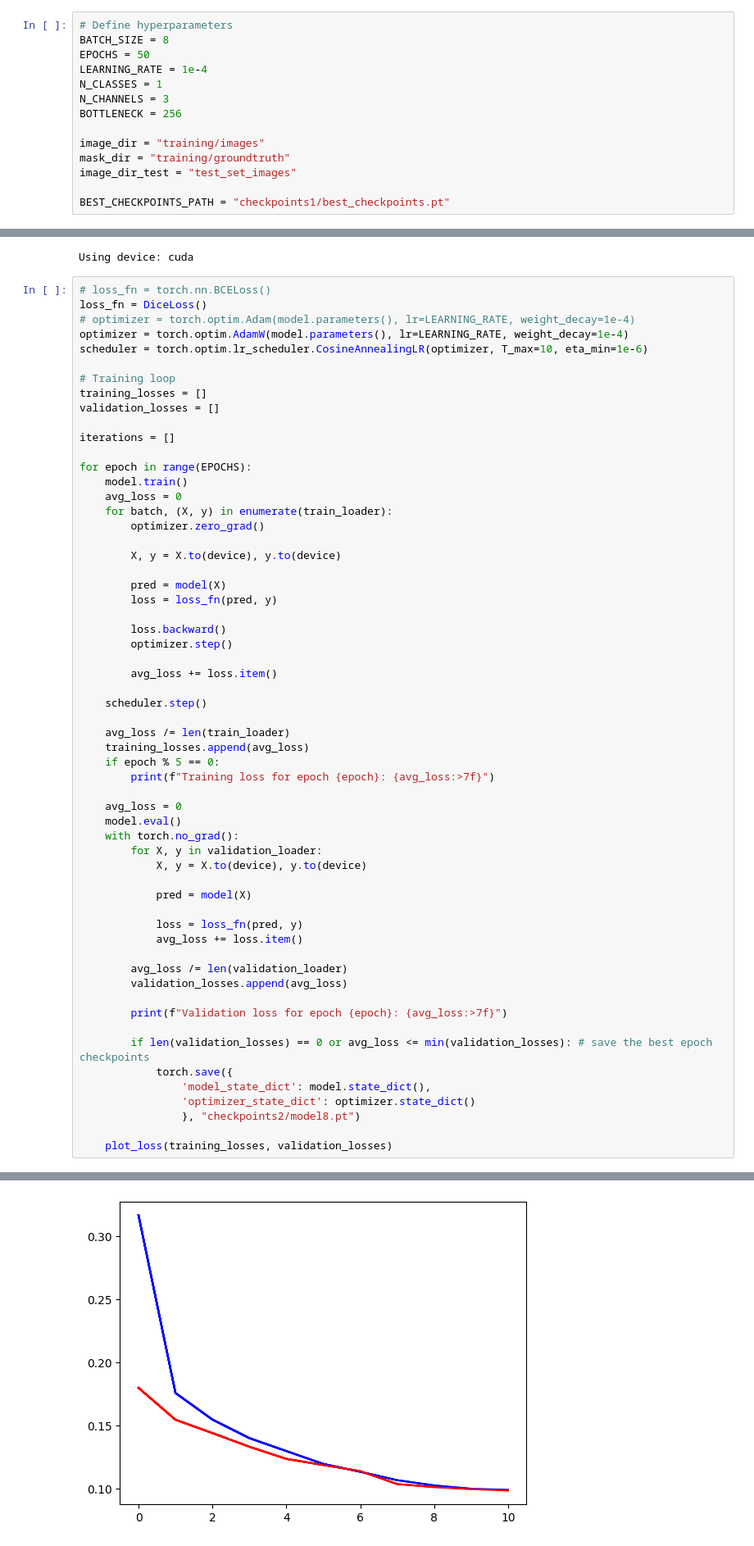
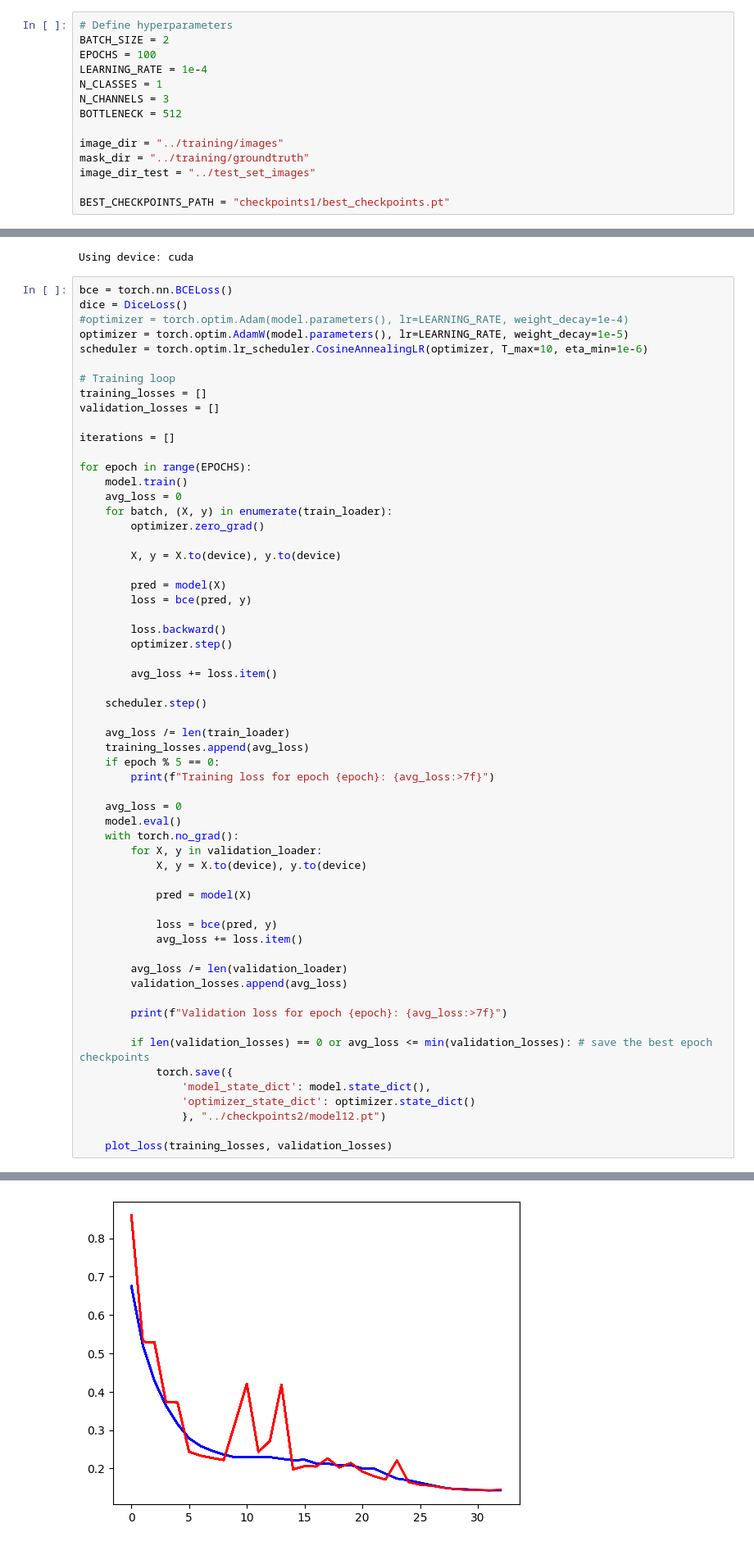
Before and after one commit to titi1000/road-segmentation, a Jupyter notebook: utils/training.ipynb, the cells around one changed output, grey strips where cells are left out. Shown at 82% size. Saved outputs shown, nothing was run; the diff lists cells and outputs as text.

```diff
--- a/utils/training.ipynb
+++ b/utils/training.ipynb
@@ -20,16 +20,16 @@ import matplotlib.image as mpimg
 import torchvision.transforms as T
 # %%
 # Define hyperparameters
-BATCH_SIZE = 8
-EPOCHS = 50
+BATCH_SIZE = 2
+EPOCHS = 100
 LEARNING_RATE = 1e-4
 N_CLASSES = 1
 N_CHANNELS = 3
-BOTTLENECK = 256
+BOTTLENECK = 512
 
-image_dir = "training/images"
-mask_dir = "training/groundtruth"
-image_dir_test = "test_set_images"
+image_dir = "../training/images"
+mask_dir = "../training/groundtruth"
+image_dir_test = "../test_set_images"
 
 BEST_CHECKPOINTS_PATH = "checkpoints1/best_checkpoints.pt"
 # %%
@@ -108,10 +115,10 @@ model = ResNetUnet(N_CHANNELS, N_CLASSES).to(device)
 # %% [output]
 Using device: cuda
 # %%
-# loss_fn = torch.nn.BCELoss()
-loss_fn = DiceLoss()
-# optimizer = torch.optim.Adam(model.parameters(), lr=LEARNING_RATE, weight_decay=1e-4)
-optimizer = torch.optim.AdamW(model.parameters(), lr=LEARNING_RATE, weight_decay=1e-4)
+bce = torch.nn.BCELoss()
+dice = DiceLoss()
+#optimizer = torch.optim.Adam(model.parameters(), lr=LEARNING_RATE, weight_decay=1e-4)
+optimizer = torch.optim.AdamW(model.parameters(), lr=LEARNING_RATE, weight_decay=1e-5)
 scheduler = torch.optim.lr_scheduler.CosineAnnealingLR(optimizer, T_max=10, eta_min=1e-6)
 
 # Training loop
@@ -129,7 +136,7 @@ for epoch in range(EPOCHS):
         X, y = X.to(device), y.to(device)
 
         pred = model(X)
-        loss = loss_fn(pred, y)
+        loss = bce(pred, y)
 
         loss.backward()
         optimizer.step()
@@ -151,7 +158,7 @@ for epoch in range(EPOCHS):
 
             pred = model(X)
 
-            loss = loss_fn(pred, y)
+            loss = bce(pred, y)
             avg_loss += loss.item()
 
         avg_loss /= len(validation_loader)
@@ -163,7 +170,7 @@ for epoch in range(EPOCHS):
             torch.save({
                 'model_state_dict': model.state_dict(),
                 'optimizer_state_dict': optimizer.state_dict()
-                }, "checkpoints2/model8.pt")
+                }, "../checkpoints2/model12.pt")
 
     plot_loss(training_losses, validation_losses)
 # %% [output]
@@ -184,5 +194,5 @@ Validation loss for epoch 10: 0.098214
 KeyboardInterrupt:
-[figure, old version]
+[figure, new version]
 # %%
 # model = UNet(BOTTLENECK, N_CHANNELS, N_CLASSES).to(device)
 model = ResNetUnet(N_CHANNELS, N_CLASSES).to(device)
```
Also changed, not shown: parts of 7 cells of this notebook, 8 other files.
